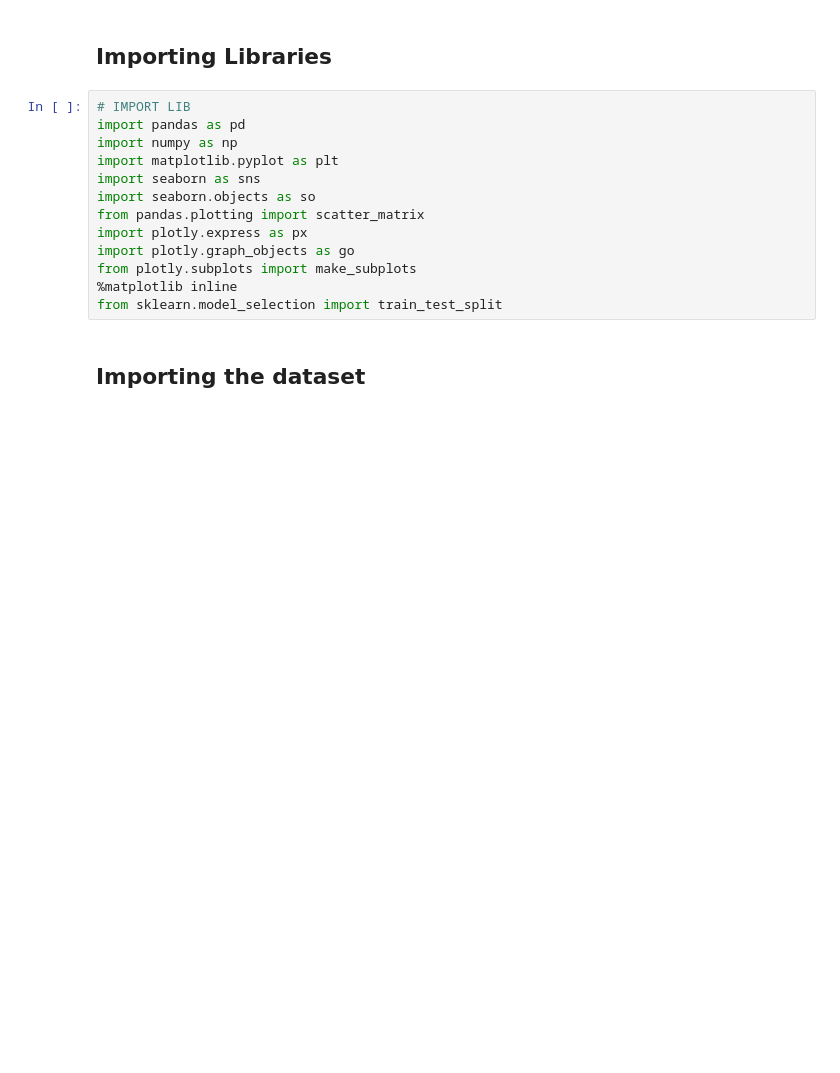
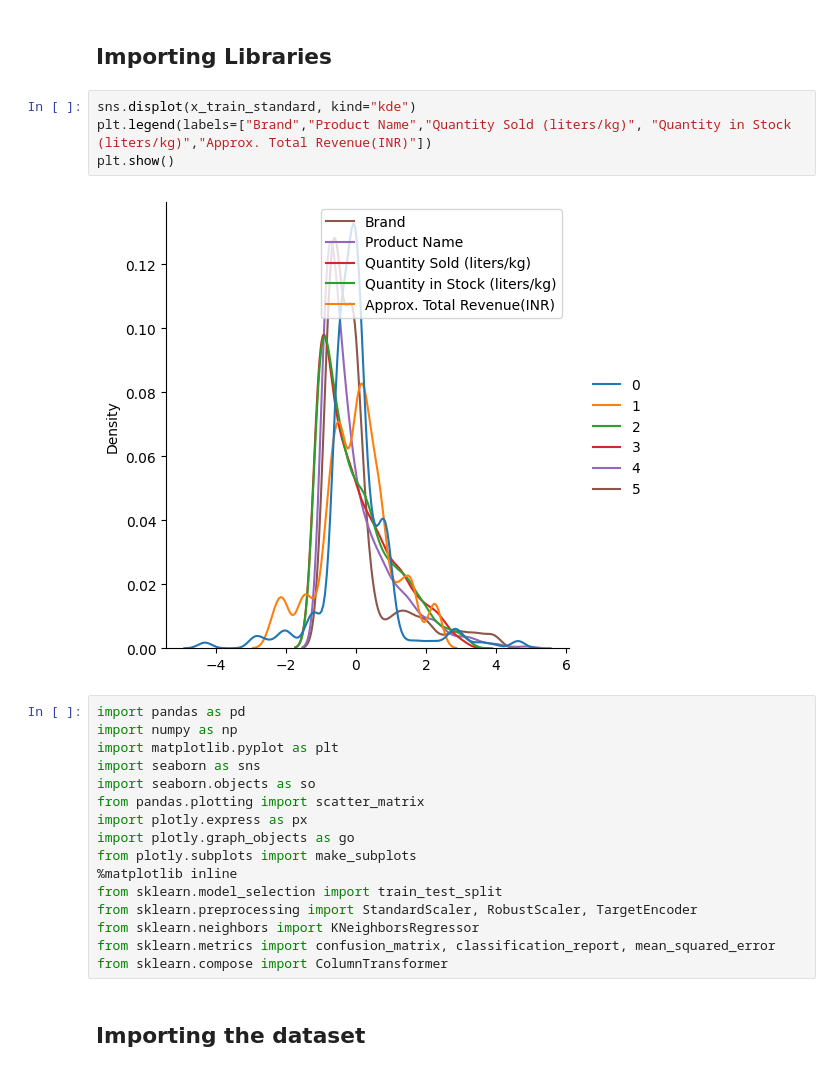
Before and after one commit to Jangsoodlor/da-project, a Jupyter notebook: ipynb.ipynb, the cells around one changed output. Saved outputs shown, nothing was run; the diff lists cells and outputs as text; blank space fills up the shorter version.

```diff
--- a/ipynb.ipynb
+++ b/ipynb.ipynb
@@ -1,7 +1,12 @@
 # %% [markdown]
 ## Importing Libraries
+# %%
+sns.displot(x_train_standard, kind="kde")
+plt.legend(labels=["Brand","Product Name","Quantity Sold (liters/kg)", "Quantity in Stock (liters/kg)","Approx. Total Revenue(INR)"])
+plt.show()
+# %% [output]
+[figure, added]
 # %%
-# IMPORT LIB
 import pandas as pd
 import numpy as np
 import matplotlib.pyplot as plt
@@ -13,6 +18,10 @@ import plotly.graph_objects as go
 from plotly.subplots import make_subplots
 %matplotlib inline
 from sklearn.model_selection import train_test_split
+from sklearn.preprocessing import StandardScaler, RobustScaler, TargetEncoder
+from sklearn.neighbors import KNeighborsRegressor
+from sklearn.metrics import confusion_matrix, classification_report, mean_squared_error
+from sklearn.compose import ColumnTransformer
 # %% [markdown]
 ## Importing the dataset
 # %%
```
Also changed, not shown: parts of 39 cells of this notebook, 1 other file.
